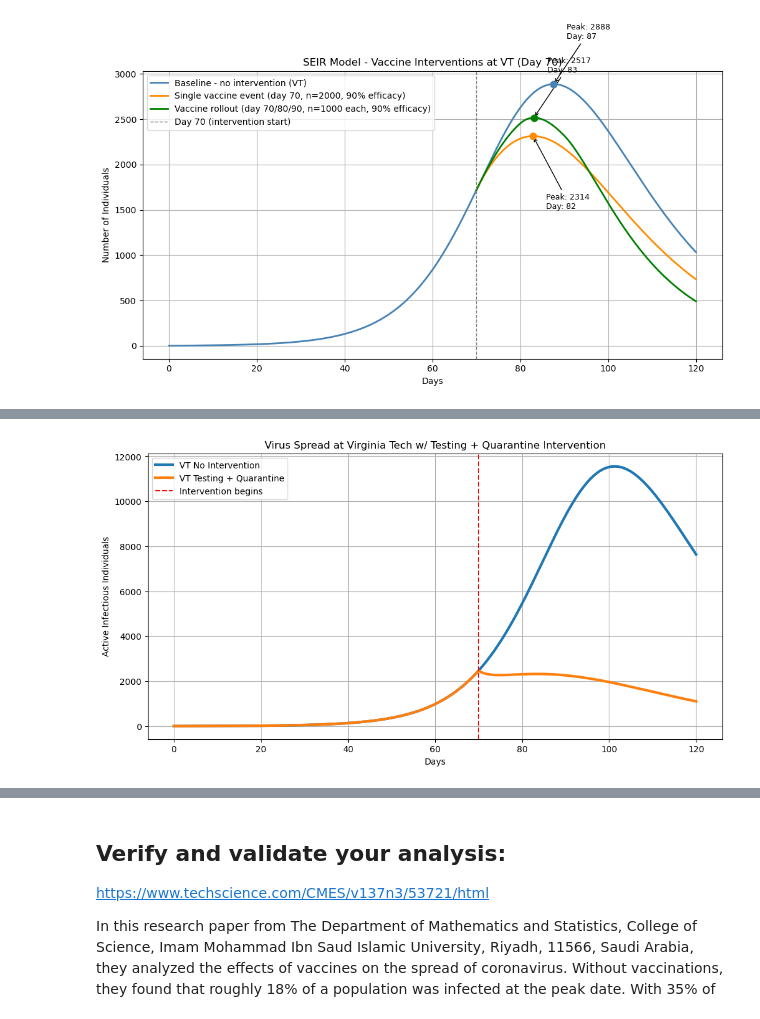
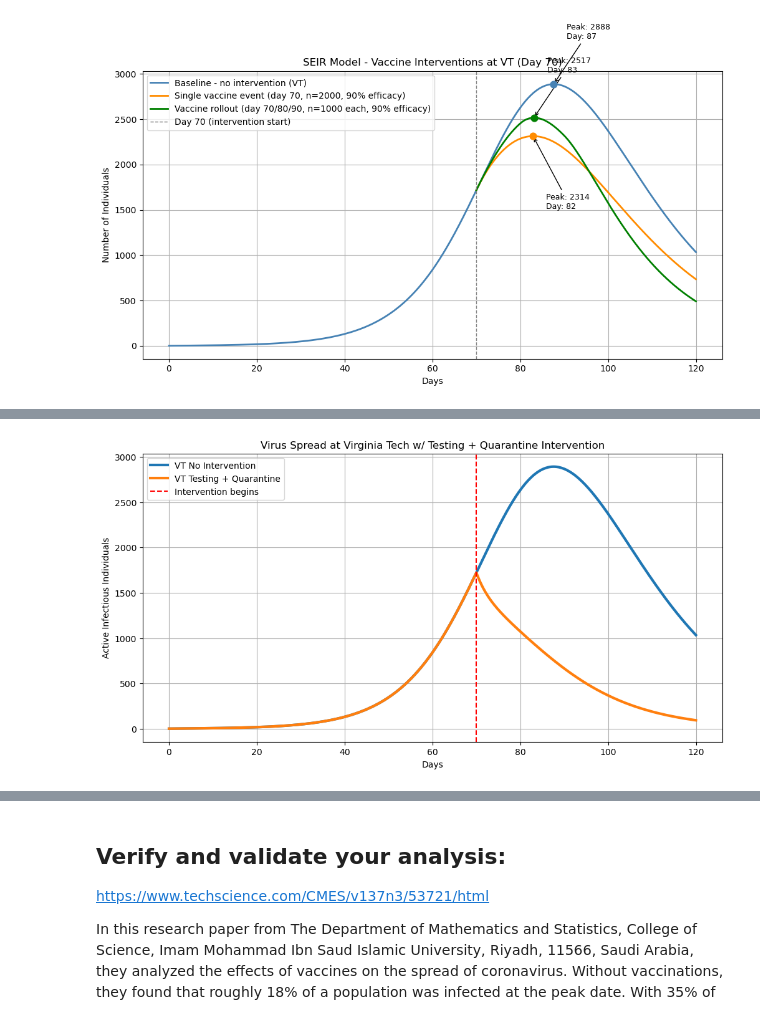
Before and after one commit to jackmarchesi/Module-2-Epidemics-SIR-Modeling, a Jupyter notebook: Notebook examples/Yancy_Martinez_Jack_Marchesi_MODULE2_Notebook.ipynb, the cells around one changed output, grey strips where cells are left out. Drawn from its saved outputs; the diff is of its cells as text; code cells hidden in the pictures.

```diff
--- a/Notebook examples/Yancy_Martinez_Jack_Marchesi_MODULE2_Notebook.ipynb
+++ b/Notebook examples/Yancy_Martinez_Jack_Marchesi_MODULE2_Notebook.ipynb
@@ -863,8 +863,8 @@ import numpy as np
 import matplotlib.pyplot as plt
 from scipy.optimize import minimize
 
-
-data = pd.read_csv(r'C:\\Users\\yancy\\OneDrive\\BME2315\\Module-2-Epidemics-SIR-Modeling\\Data\\mystery_virus_daily_active_counts_RELEASE#3.csv')
+data = pd.read_csv(r'C:\Users\Jmarc\Desktop\Comp BME\module-2-jackmarchesi\Module-2-Epidemics-SIR-Modeling\Data\mystery_virus_daily_active_counts_RELEASE#3.csv', parse_dates=['date'], header=0, index_col=None)
+#data = pd.read_csv(r'C:\\Users\\yancy\\OneDrive\\BME2315\\Module-2-Epidemics-SIR-Modeling\\Data\\mystery_virus_daily_active_counts_RELEASE#3.csv')
 data.columns = ['day','date','active_cases']
 
 cases = data['active_cases'].values # number of infected people each day
@@ -947,7 +947,7 @@ t = np.linspace(0,num_days,len(S_fit))
 
 #implement VT parameters and initial conditions
 
-N = 40000
+N = 10000
 S0 = N - 1
 E0 = 5
 I0 = 1
@@ -1030,4 +1030,4 @@ gamma = 0.06551893444129729
-[figure, old version]
+[figure, new version]
 # %%
 
 import pandas as pd
```
Also changed, not shown: parts of 4 cells of this notebook.
